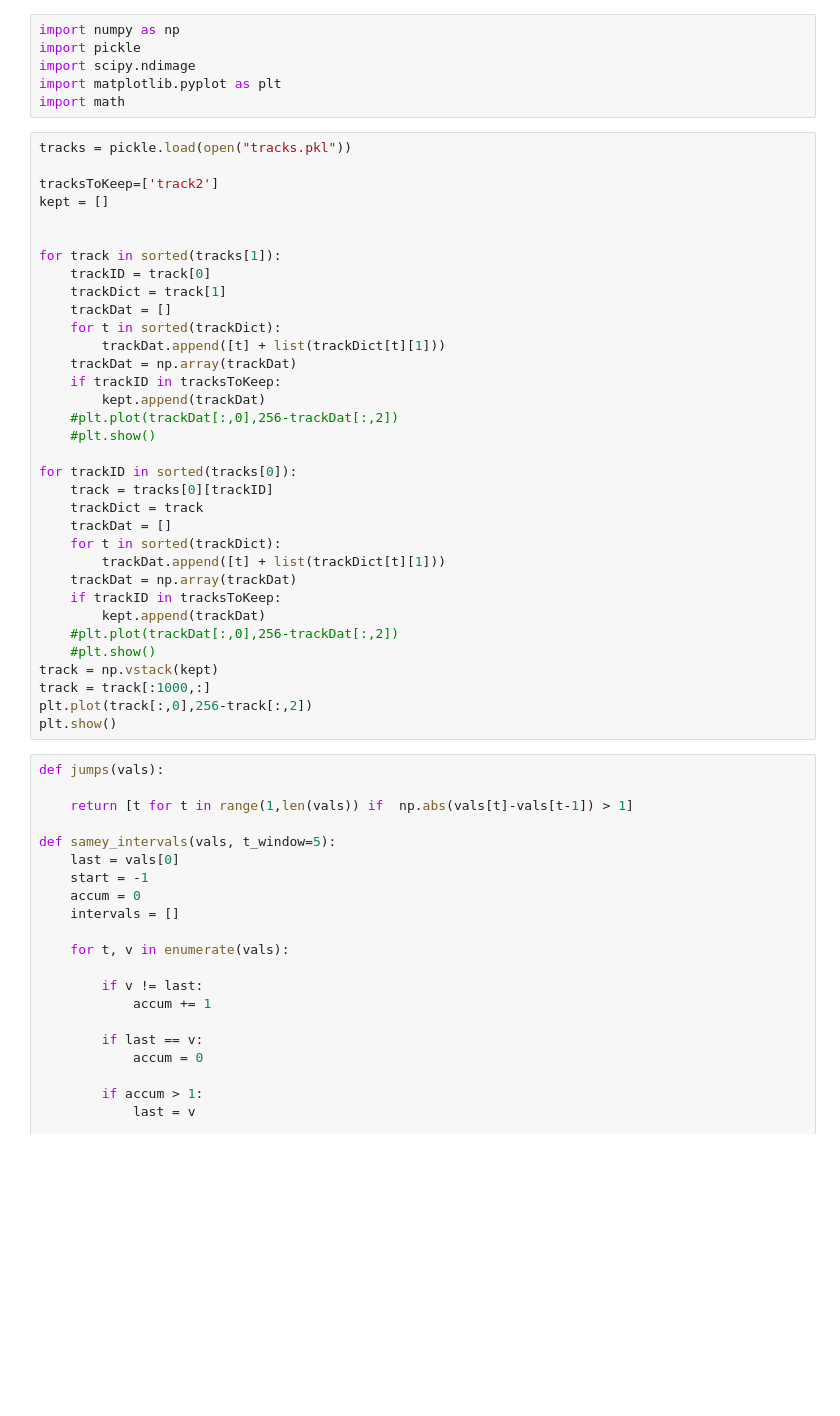
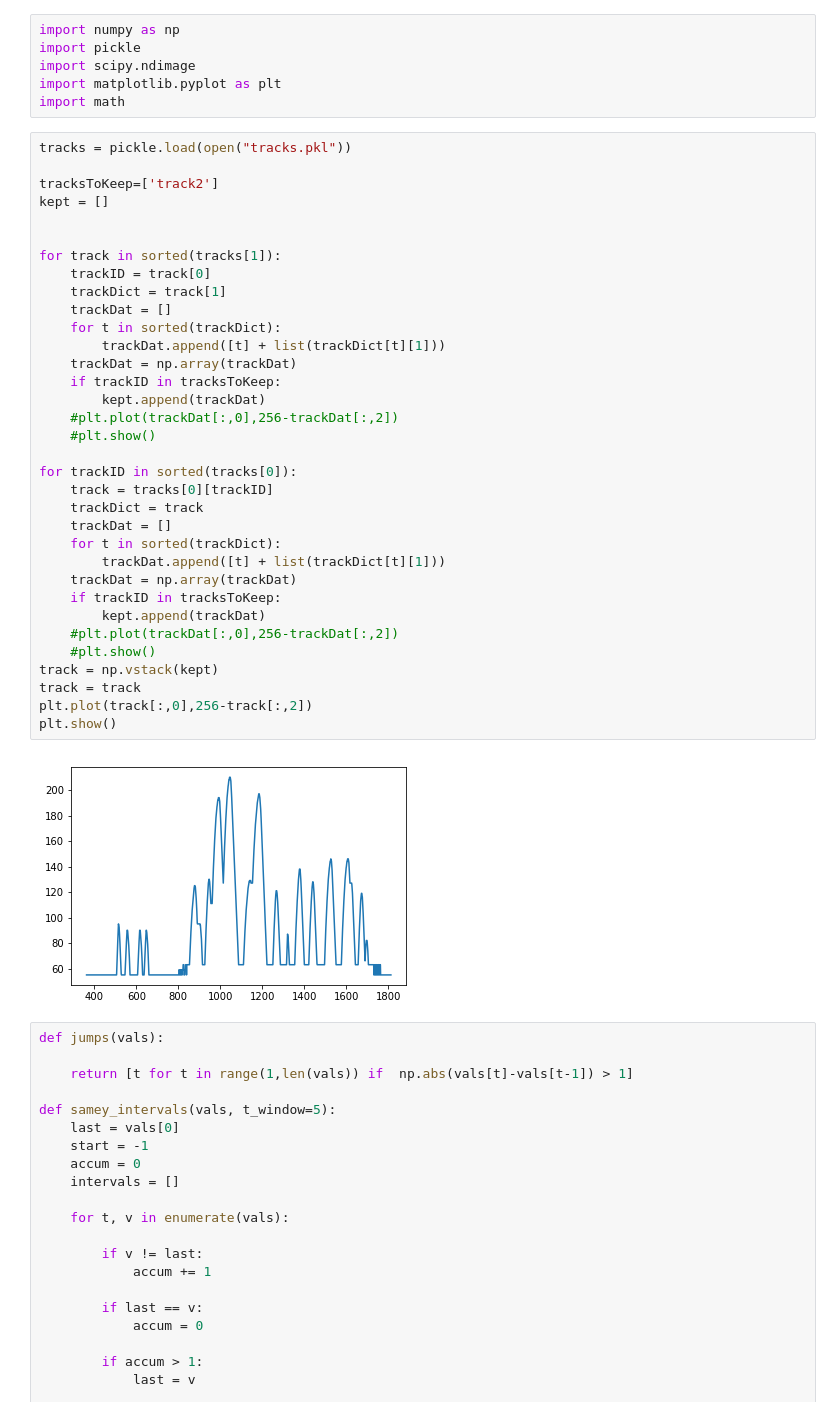
Before and after one commit to JoeOsborn/mechlearn, a Jupyter notebook: mechlearn/LeastSquares.ipynb, the cells around one changed output. Saved outputs shown, nothing was run; the diff lists cells and outputs as text; blank space fills up the shorter version.

```diff
--- a/mechlearn/LeastSquares.ipynb
+++ b/mechlearn/LeastSquares.ipynb
@@ -10,34 +10,36 @@ tracks = pickle.load(open("tracks.pkl"))
 tracksToKeep=['track2']
 kept = []
 
 
 for track in sorted(tracks[1]):
     trackID = track[0]
     trackDict = track[1]
     trackDat = []
     for t in sorted(trackDict):
         trackDat.append([t] + list(trackDict[t][1]))
     trackDat = np.array(trackDat)
     if trackID in tracksToKeep:
         kept.append(trackDat)
     #plt.plot(trackDat[:,0],256-trackDat[:,2])
     #plt.show()
 
 for trackID in sorted(tracks[0]):
     track = tracks[0][trackID]
     trackDict = track
     trackDat = []
     for t in sorted(trackDict):
         trackDat.append([t] + list(trackDict[t][1]))
     trackDat = np.array(trackDat)
     if trackID in tracksToKeep:
         kept.append(trackDat)
     #plt.plot(trackDat[:,0],256-trackDat[:,2])
     #plt.show()
 track = np.vstack(kept)
-track = track[:1000,:]
+track = track
 plt.plot(track[:,0],256-track[:,2])
 plt.show()
+# %% [output]
+[figure, added]
 # %%
 def jumps(vals):
 
```
Also changed, not shown: parts of 7 cells of this notebook, 4 other files.
